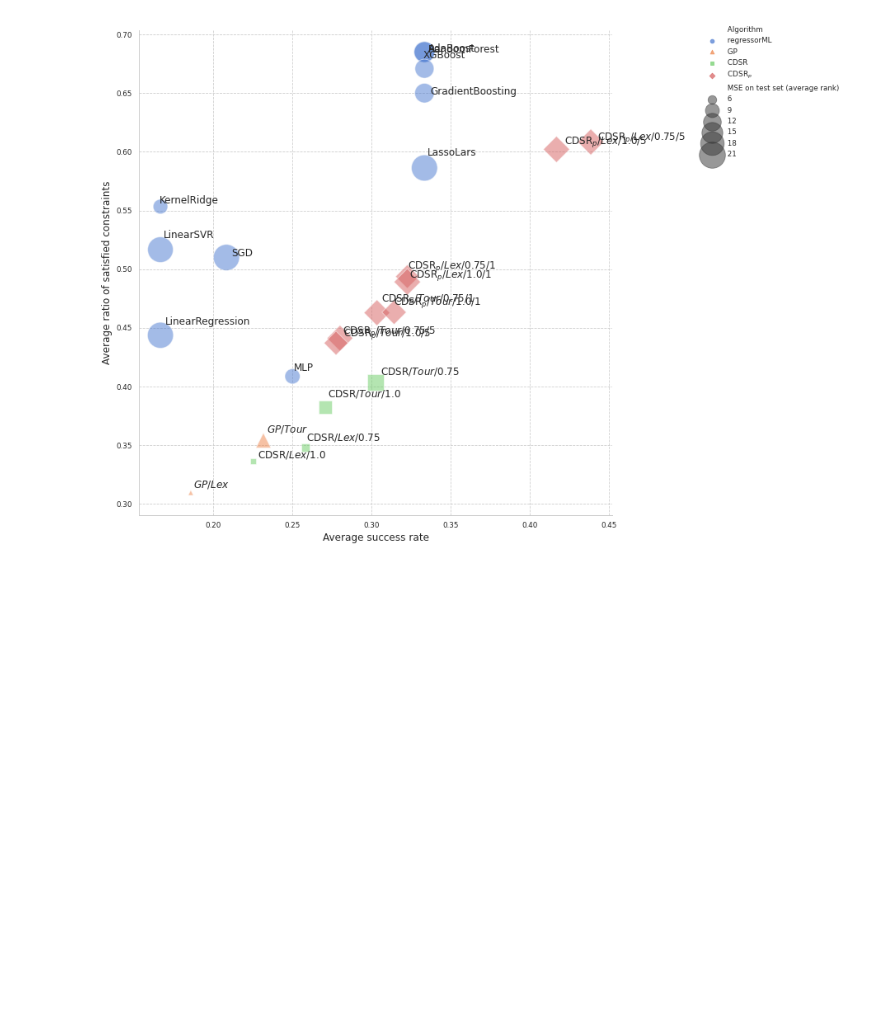
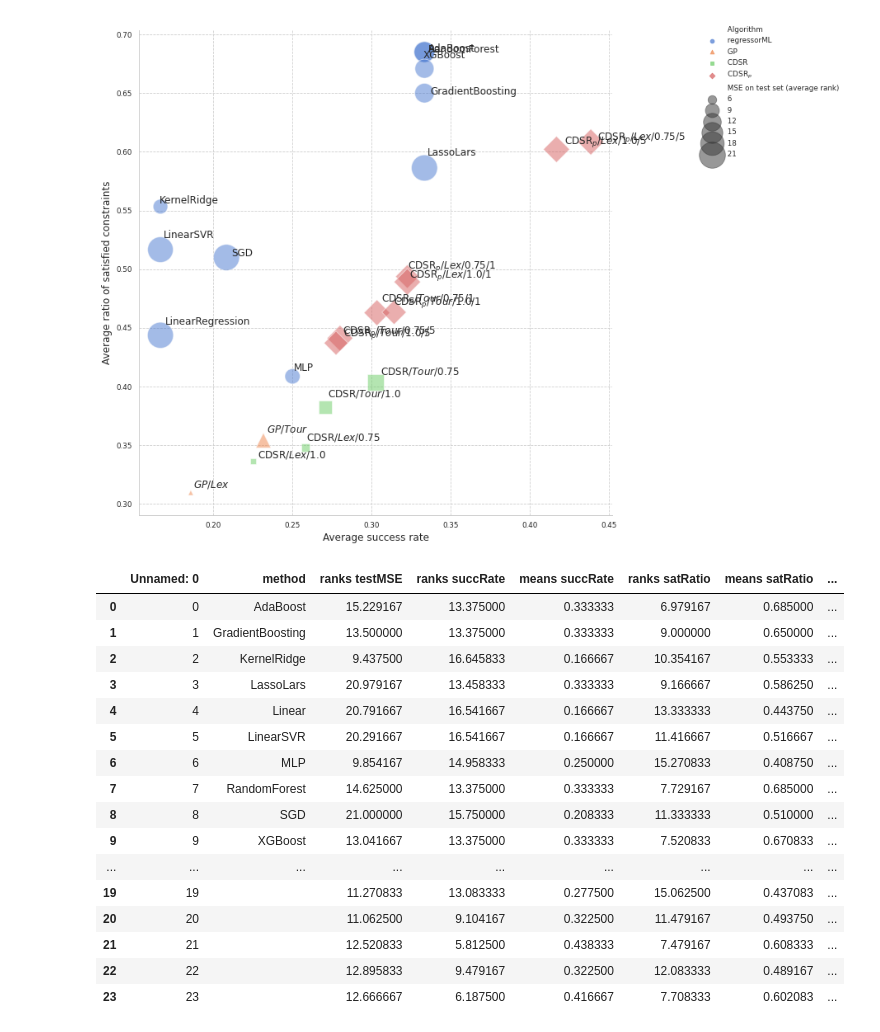
Before and after one commit to iwob/evoplotter, a Jupyter notebook: app/tevc22/tevc_methods_summary.ipynb, the cells around one changed output. Drawn from its saved outputs; the diff is of its cells as text; code cells hidden in the pictures; blank space fills up the shorter version.

```diff
--- a/app/tevc22/tevc_methods_summary.ipynb
+++ b/app/tevc22/tevc_methods_summary.ipynb
@@ -127,3 +127,23 @@ plt.savefig('tevc_methods_summary.pdf', bbox_inches='tight')
 plt.show()
 # %% [output]
 [figure]
+# %%
+tevc_data
+# %% [output]
+|  | Unnamed: 0 | method | ranks testMSE | ranks succRate | means succRate | ranks satRatio | means satRatio | ... |
+| 0 | 0 | AdaBoost | 15.229167 | 13.375000 | 0.333333 | 6.979167 | 0.685000 | ... |
+| 1 | 1 | GradientBoosting | 13.500000 | 13.375000 | 0.333333 | 9.000000 | 0.650000 | ... |
+| 2 | 2 | KernelRidge | 9.437500 | 16.645833 | 0.166667 | 10.354167 | 0.553333 | ... |
+| 3 | 3 | LassoLars | 20.979167 | 13.458333 | 0.333333 | 9.166667 | 0.586250 | ... |
+| 4 | 4 | Linear | 20.791667 | 16.541667 | 0.166667 | 13.333333 | 0.443750 | ... |
+| 5 | 5 | LinearSVR | 20.291667 | 16.541667 | 0.166667 | 11.416667 | 0.516667 | ... |
+| 6 | 6 | MLP | 9.854167 | 14.958333 | 0.250000 | 15.270833 | 0.408750 | ... |
+| 7 | 7 | RandomForest | 14.625000 | 13.375000 | 0.333333 | 7.729167 | 0.685000 | ... |
+| 8 | 8 | SGD | 21.000000 | 15.750000 | 0.208333 | 11.333333 | 0.510000 | ... |
+| 9 | 9 | XGBoost | 13.041667 | 13.375000 | 0.333333 | 7.520833 | 0.670833 | ... |
+| ... | ... | ... | ... | ... | ... | ... | ... | ... |
+| 19 | 19 |  | 11.270833 | 13.083333 | 0.277500 | 15.062500 | 0.437083 | ... |
+| 20 | 20 |  | 11.062500 | 9.104167 | 0.322500 | 11.479167 | 0.493750 | ... |
+| 21 | 21 |  | 12.520833 | 5.812500 | 0.438333 | 7.479167 | 0.608333 | ... |
+| 22 | 22 |  | 12.895833 | 9.479167 | 0.322500 | 12.083333 | 0.489167 | ... |
+| 23 | 23 |  | 12.666667 | 6.187500 | 0.416667 | 7.708333 | 0.602083 | ... |
```
Also changed, not shown: parts of 2 cells of this notebook.
